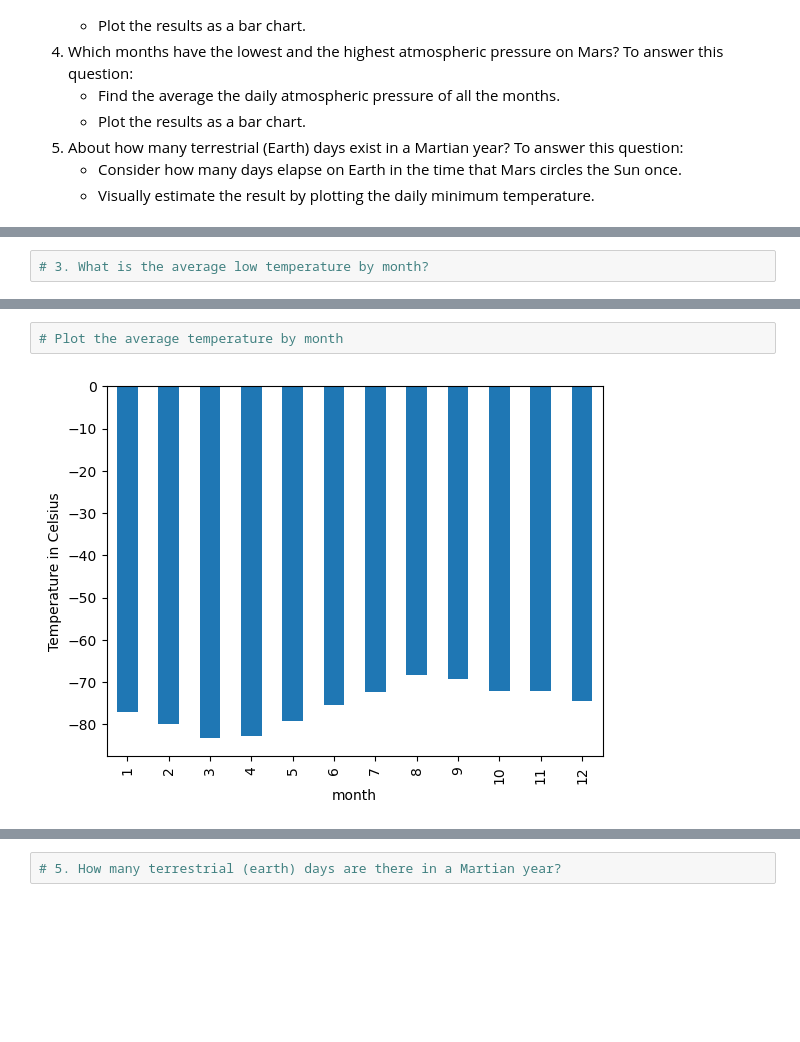
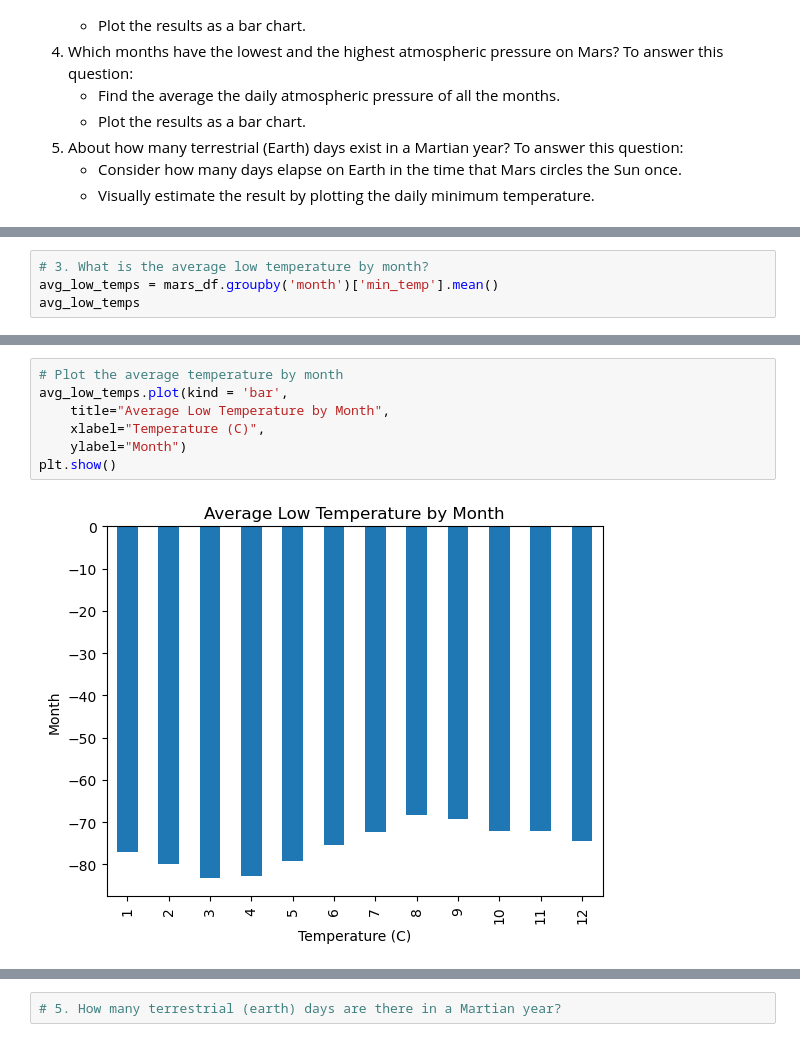
Before and after one commit to gfoley15/datacollection_challenge, a Jupyter notebook: part2/part_2_mars_weather.ipynb, the cells around one changed output, grey strips where cells are left out. Drawn from its saved outputs; the diff is of its cells as text; blank space fills up the shorter version.

```diff
--- a/part2/part_2_mars_weather.ipynb
+++ b/part2/part_2_mars_weather.ipynb
@@ -169,6 +172,8 @@ Name: month, dtype: int64
 1867
 # %%
 # 3. What is the average low temperature by month?
+avg_low_temps = mars_df.groupby('month')['min_temp'].mean()
+avg_low_temps
 # %% [output]
 month
 1    -77.160920
@@ -186,7 +191,12 @@ month
 Name: min_temp, dtype: float64
 # %%
 # Plot the average temperature by month
+avg_low_temps.plot(kind = 'bar',
+    title="Average Low Temperature by Month",
+    xlabel="Temperature (C)",
+    ylabel="Month")
+plt.show()
 # %% [output]
-[figure, old version]
+[figure, new version]
 # %%
 # Identify the coldest and hottest months in Curiosity's location
```
Also changed, not shown: parts of 6 cells of this notebook.
